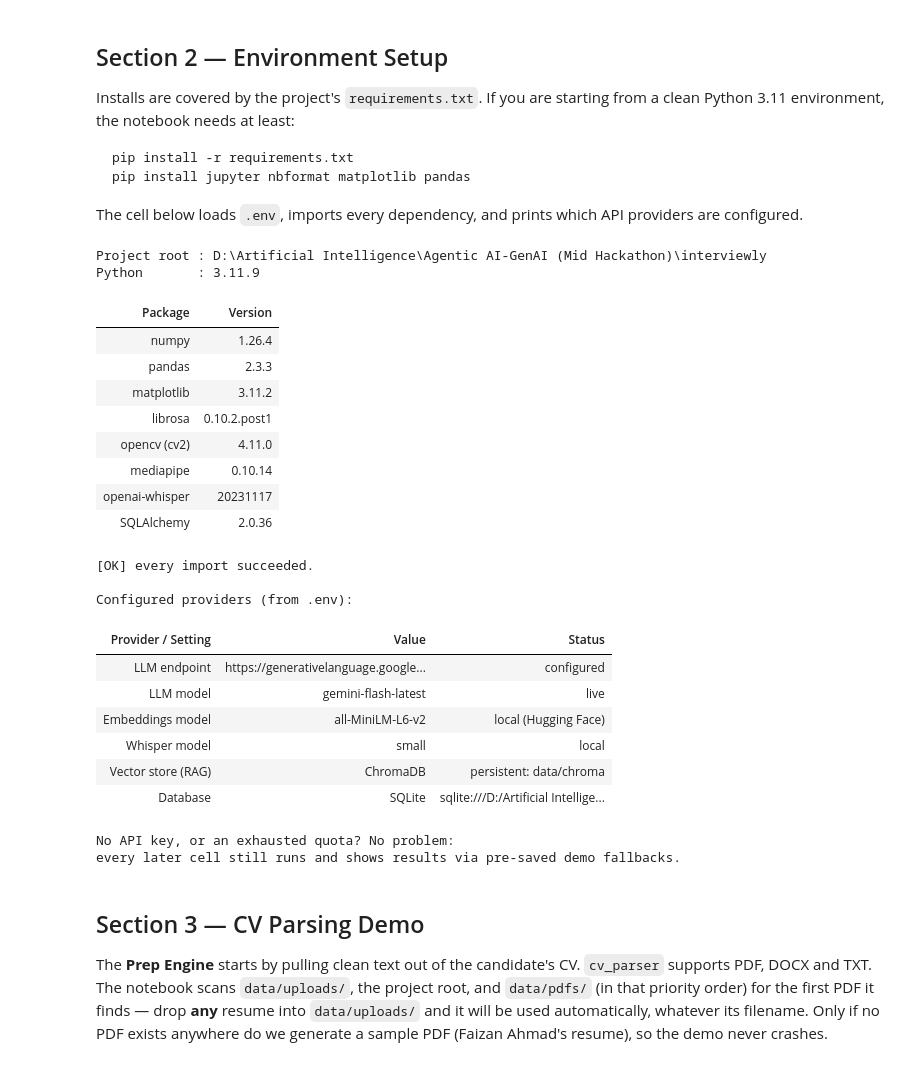
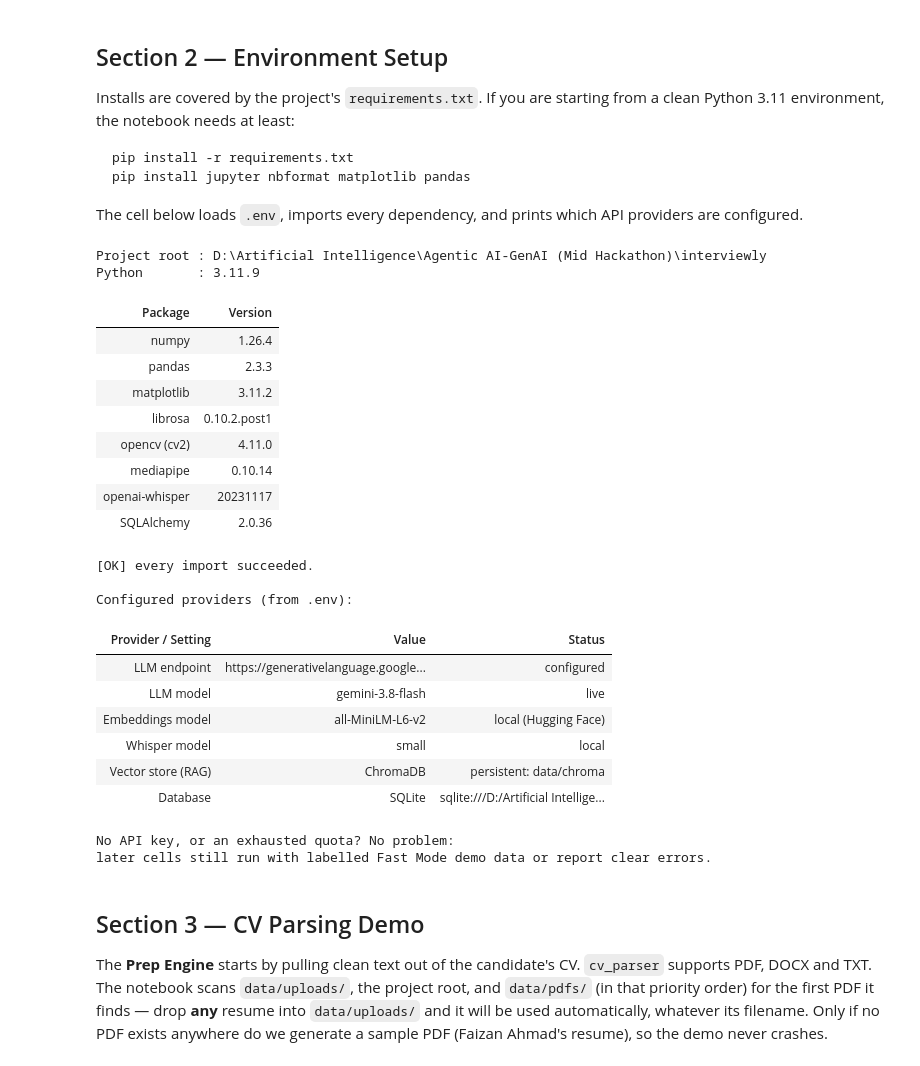
Before and after one commit to Hamza-Asif-ai/Interviewly, a Jupyter notebook: Interviewly_Demo.ipynb, the cells around one changed output. Drawn from its saved outputs; the diff is of its cells as text; code cells hidden in the pictures.

```diff
--- a/Interviewly_Demo.ipynb
+++ b/Interviewly_Demo.ipynb
@@ -121,46 +121,46 @@ print(c("[OK] every import succeeded.", "1;32"))
 prov = pd.DataFrame(
     [
         ("LLM endpoint", settings.openai_base_url,
-         "configured" if settings.openai_api_key else "missing (fallbacks active)"),
+         "configured" if settings.openai_api_key else "missing (no LLM key)"),
         ("LLM model", settings.llm_model,
-         "live" if settings.has_llm() else "fallbacks active"),
+         "live" if settings.has_llm() else "no LLM key"),
         ("Embeddings model", "all-MiniLM-L6-v2", "local (Hugging Face)"),
         ("Whisper model", settings.whisper_model,
          "local" if not settings.whisper_api_enabled else "API"),
         ("Vector store (RAG)", "ChromaDB", "persistent: data/chroma"),
         ("Database", "SQLite", str(settings.database_url)),
     ],
     columns=["Provider / Setting", "Value", "Status"],
 )
 print("\nConfigured providers (from .env):")
 display(prov.style.hide(axis="index"))
 
 print(c("\nNo API key, or an exhausted quota? No problem:", "1;33"))
 print("every later cell still runs and shows results via pre-saved demo fallbacks.")
 # %% [output]
 Project root : D:\Artificial Intelligence\Agentic AI-GenAI (Mid Hackathon)\interviewly
 Python       : 3.11.9
 | Package | Version |
 | numpy | 1.26.4 |
 | pandas | 2.3.3 |
 | matplotlib | 3.11.2 |
 | librosa | 0.10.2.post1 |
 | opencv (cv2) | 4.11.0 |
 | mediapipe | 0.10.14 |
 | openai-whisper | 20231117 |
 | SQLAlchemy | 2.0.36 |
 [OK] every import succeeded.
 
 Configured providers (from .env):
 | Provider / Setting | Value | Status |
 | LLM endpoint | https://generativelanguage.google... | configured |
-| LLM model | gemini-flash-latest | live |
+| LLM model | gemini-3.8-flash | live |
 | Embeddings model | all-MiniLM-L6-v2 | local (Hugging Face) |
 | Whisper model | small | local |
 | Vector store (RAG) | ChromaDB | persistent: data/chroma |
 | Database | SQLite | sqlite:///D:/Artificial Intellige... |
 No API key, or an exhausted quota? No problem:
-every later cell still runs and shows results via pre-saved demo fallbacks.
+later cells still run with labelled Fast Mode demo data or report clear errors.
 # %% [markdown]
 ## Section 3 — CV Parsing Demo
 
```
Also changed, not shown: parts of 1 cell of this notebook, 7 other files.
